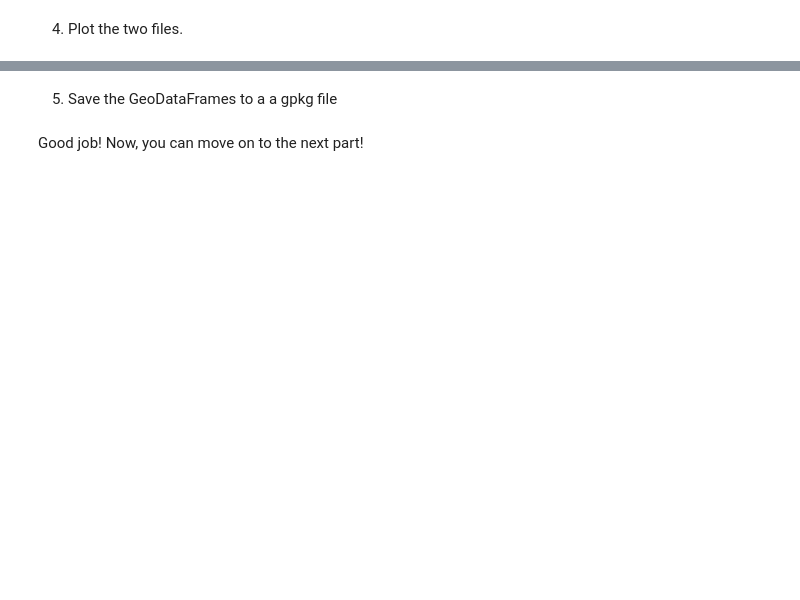
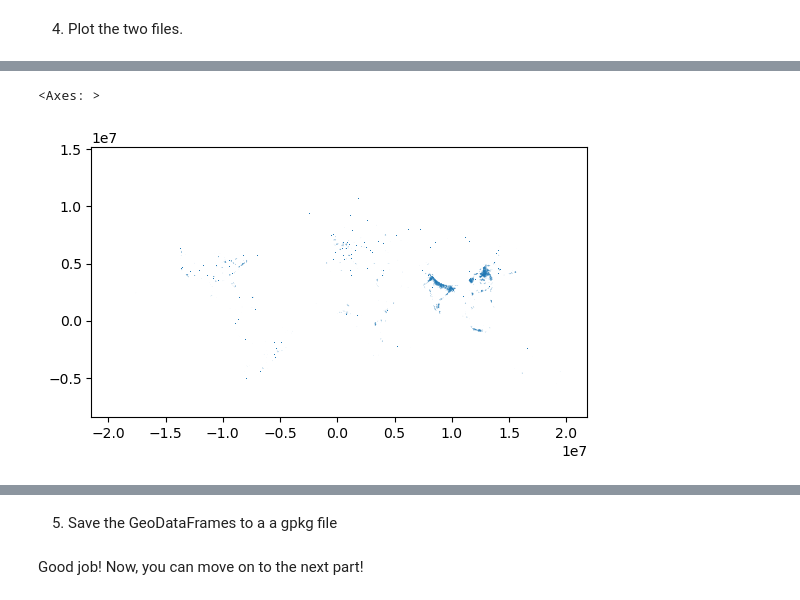
Before and after one commit to ajain-93/NGAD04, a Jupyter notebook: Exercises/Exercise 2/Lab2_1.ipynb, the cells around one changed output, grey strips where cells are left out. Saved outputs shown, nothing was run; the diff lists cells and outputs as text; code cells hidden in the pictures; blank space fills up the shorter version.

```diff
--- a/Exercises/Exercise 2/Lab2_1.ipynb
+++ b/Exercises/Exercise 2/Lab2_1.ipynb
@@ -7,0 +32,6 @@ While you can download the files and add them in your working directory manually
+# %%
+# Download and extract the shapefile of urban areas
+# url for cities
+url = "https://stacks.stanford.edu/file/druid:yk247bg4748/data.zip"
+filepath_cities = DATA_DIRECTORY / "world_cities.zip"
+save_file_to_disk(url, filepath_cities)
@@ -49,0 +101,5 @@ import pyproj
+# %%
+gdf_cities_3857.plot()
+# %% [output]
+<Axes: >
+[figure, added]
```
Also changed, not shown: parts of 10 cells of this notebook.
